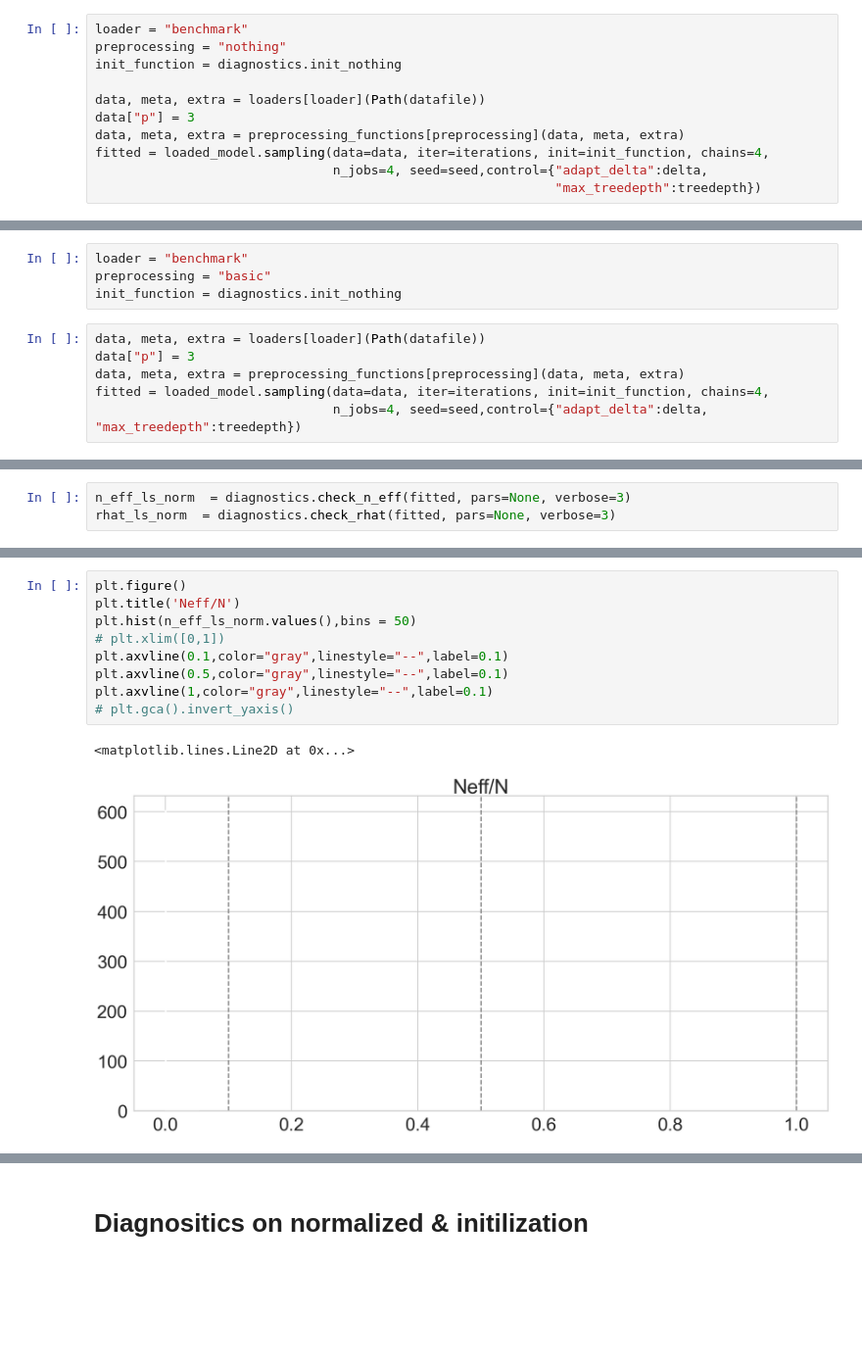
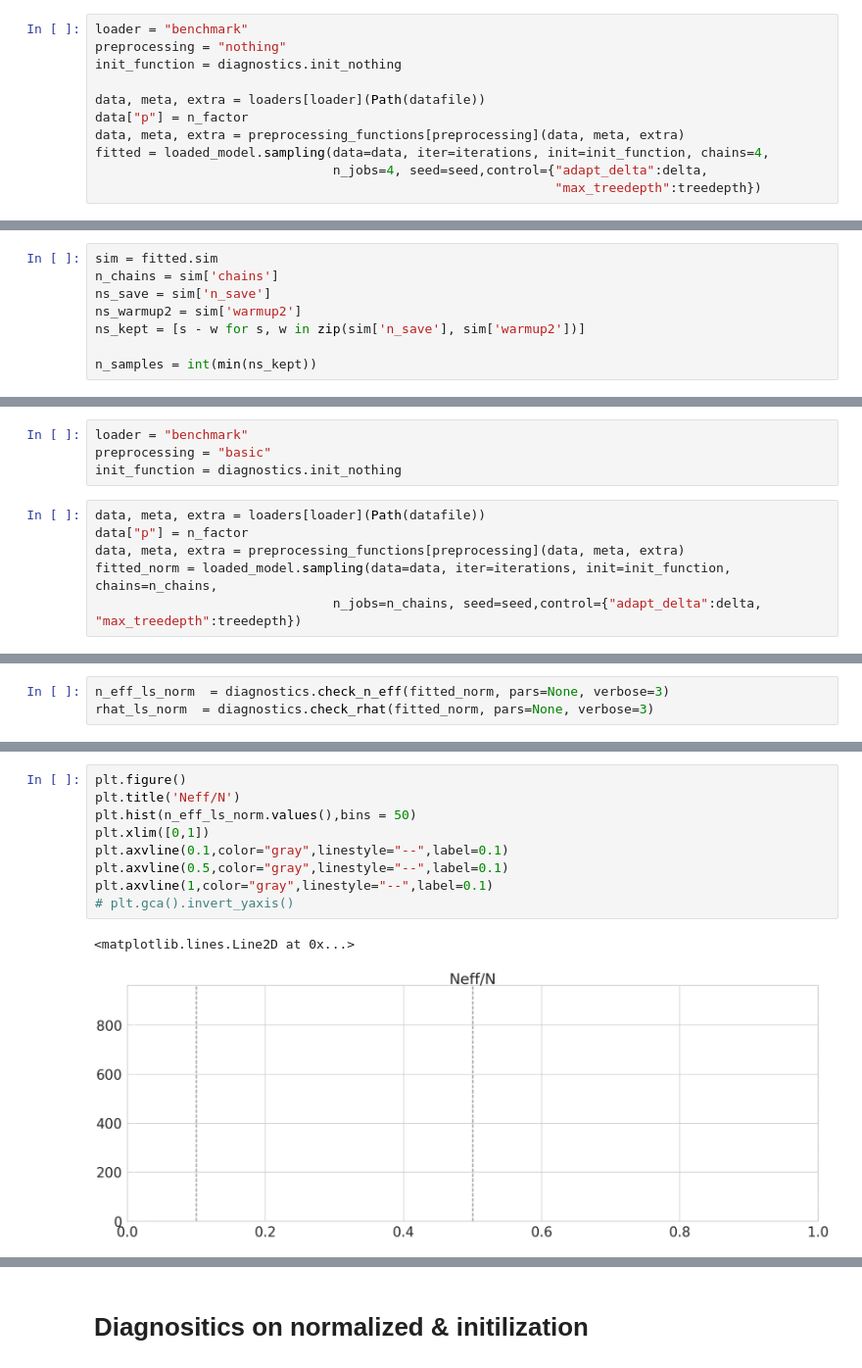
Before and after one commit to jimengwu/BAMF, a Jupyter notebook: notebooks/check_diagnostics.ipynb, the cells around one changed output, grey strips where cells are left out. Shown at 98% size. Saved outputs shown, nothing was run; the diff lists cells and outputs as text; blank space fills up the shorter version.

Commit message:
check diagnostics w/o sort

```diff
--- a/notebooks/check_diagnostics.ipynb
+++ b/notebooks/check_diagnostics.ipynb
@@ -36,7 +64,7 @@ preprocessing = "nothing"
 init_function = diagnostics.init_nothing
 
 data, meta, extra = loaders[loader](Path(datafile))
-data["p"] = 3
+data["p"] = n_factor
 data, meta, extra = preprocessing_functions[preprocessing](data, meta, extra)
 fitted = loaded_model.sampling(data=data, iter=iterations, init=init_function, chains=4,
                                n_jobs=4, seed=seed,control={"adapt_delta":delta,
@@ -100,0 +249,8 @@ plt.axvline(1,color="gray",linestyle="--",label=0.1)
+# %%
+sim = fitted.sim
+n_chains = sim['chains']
+ns_save = sim['n_save']
+ns_warmup2 = sim['warmup2']
+ns_kept = [s - w for s, w in zip(sim['n_save'], sim['warmup2'])]
+
+n_samples = int(min(ns_kept))
@@ -106,8 +359,8 @@ preprocessing = "basic"
 init_function = diagnostics.init_nothing
 # %%
 data, meta, extra = loaders[loader](Path(datafile))
-data["p"] = 3
+data["p"] = n_factor
 data, meta, extra = preprocessing_functions[preprocessing](data, meta, extra)
-fitted = loaded_model.sampling(data=data, iter=iterations, init=init_function, chains=4,
-                               n_jobs=4, seed=seed,control={"adapt_delta":delta, "max_treedepth":treedepth})
+fitted_norm = loaded_model.sampling(data=data, iter=iterations, init=init_function, chains=n_chains,
+                               n_jobs=n_chains, seed=seed,control={"adapt_delta":delta, "max_treedepth":treedepth})
 # %% [output]
@@ -125,4 +439,4 @@ pystan.diagnostics.check_hmc_diagnostics(fitted, checks=checks,verbose=False)
 # %%
-n_eff_ls_norm  = diagnostics.check_n_eff(fitted, pars=None, verbose=3)
-rhat_ls_norm  = diagnostics.check_rhat(fitted, pars=None, verbose=3)
+n_eff_ls_norm  = diagnostics.check_n_eff(fitted_norm, pars=None, verbose=3)
+rhat_ls_norm  = diagnostics.check_rhat(fitted_norm, pars=None, verbose=3)
 # %% [output]
@@ -146,15 +493,15 @@ WARNING:pystan:Rhat above 1.1 or below 0.9 indicates that the chains very likely
 # %%
 plt.figure()
 plt.title('Neff/N')
 plt.hist(n_eff_ls_norm.values(),bins = 50)
-# plt.xlim([0,1])
+plt.xlim([0,1])
 plt.axvline(0.1,color="gray",linestyle="--",label=0.1)
 plt.axvline(0.5,color="gray",linestyle="--",label=0.1)
 plt.axvline(1,color="gray",linestyle="--",label=0.1)
 # plt.gca().invert_yaxis()
 # %% [output]
 <matplotlib.lines.Line2D at 0x...>
-[figure, old version]
+[figure, new version]
 # %%
 
 plt.figure()
```
Also changed, not shown: parts of 114 cells of this notebook, 1 other file.
